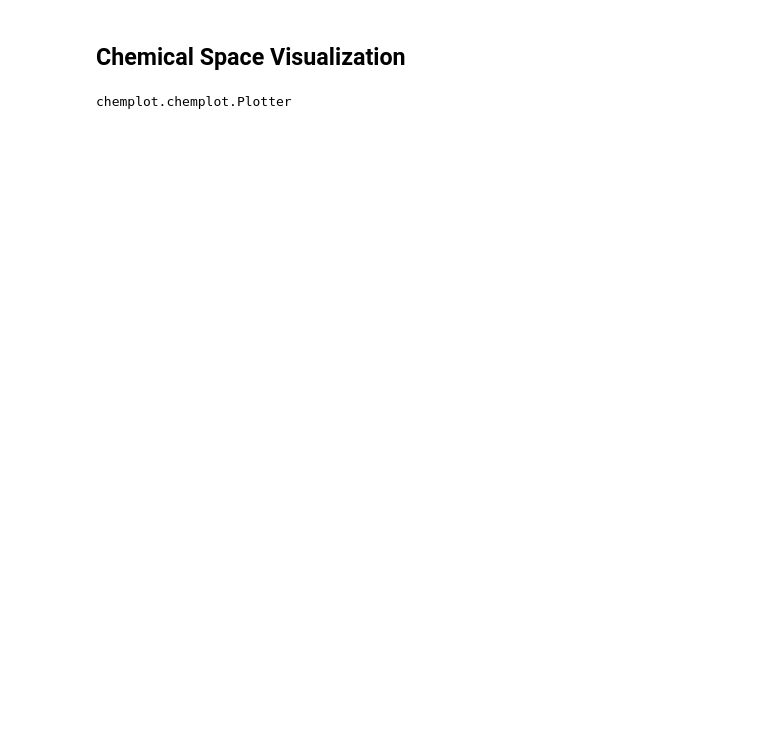
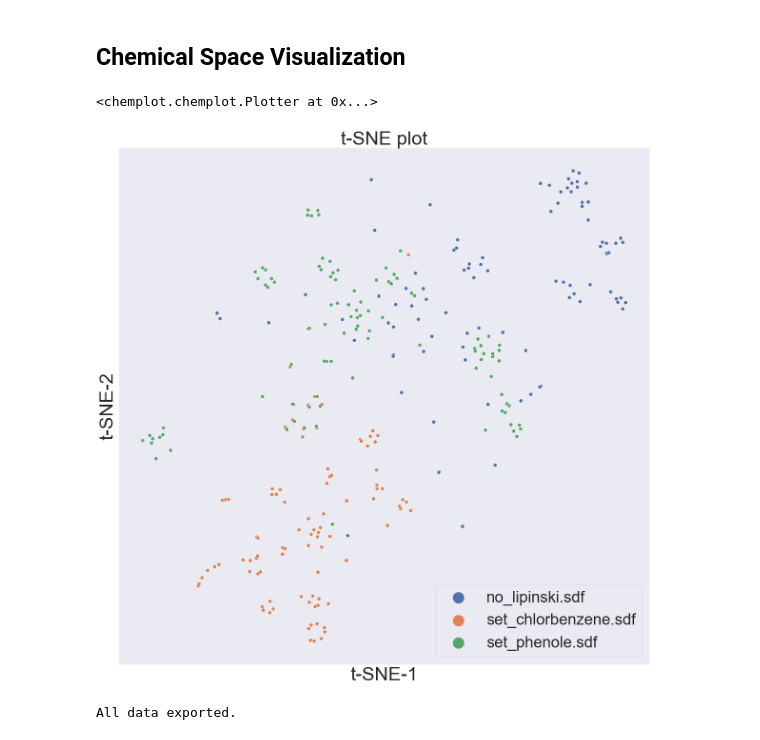
Before and after one commit to Steinbeck-Lab/ChemIcal-DatasEt-comparatoR, a Jupyter notebook: Praktikum_V3.ipynb, the cells around one changed output. Cells and saved outputs as stored; diff of their text form; code cells hidden in the pictures; blank space fills up the shorter version.

```diff
--- a/Praktikum_V3.ipynb
+++ b/Praktikum_V3.ipynb
@@ -811,7 +883,7 @@ lp = lipinski_plot(testdict)
 def chemical_space_visualization(all_dicts: dict,
                                 fp_radius: int = 2,
                                 fp_bits: int = 2048,
-                                dimension_reduction: str = 'tsne',
+                                dimension_reduction: str = 'pca',
                                 interactive: bool = True
                                 ):
     """
@@ -822,7 +894,7 @@ def chemical_space_visualization(all_dicts: dict,
         all_dicts (dict): Dictionary of dictionaries including an inchi identifier list.
         fp_radius (int): Radius of the Extended Connectivity Fingerprints (default: 2).
         fp_bits (int): Size of the Extended Connetivity Fingerprints (default: 2048).
-        dimentsion_reduction (str): Methode of dimension reduction (default: tsne).
+        dimentsion_reduction (str): Methode of dimension reduction (default: pca).
         interactive (bool): Creating a interactive plot or not (default: True).
 
     Returns:
@@ -850,32 +922,45 @@ def chemical_space_visualization(all_dicts: dict,
                                     target=target_list, # corresponding list for inchi_list, shows which dataset the molecules are belonging to
                                     target_type="C", # classification (classes are the datasets listed in the target_list)
                                     sim_type="structural" # similarity solely based on structure (no property is taken into account)
                                    )
     else:
         chem_space = cp.Plotter.from_smiles(all_mols_list,  # list of smiles strings which are used to get Extended Connectivity Fingerprint (alternative: smiles),
                                     target=target_list, # corresponding list for inchi_list, shows which dataset the molecules are belonging to
                                     target_type="C", # classification (classes are the datasets listed in the target_list)
                                     sim_type="structural" # similarity solely based on structure (no property is taken into account)
                                    )
     if fp_radius != 2 or fp_bits != 2048:
         new_fingerprint = descriptors.get_ecfp_from_inchi(all_mols_list, target_list, radius=fp_radius, nBits=fp_bits)
         chem_space._Plotter__mols = new_fingerprint[0]
     if dimension_reduction == 'pca':
         chem_space.pca() # n_components, copy, whiten, svd_solver ...
     elif dimension_reduction == 'tsne':
         chem_space.tsne() # n_components, perplexity, learing_rate, n_iter, init, random_state ...
     elif dimension_reduction == 'umap':
         chem_space.umap() #  n_neighbors, min_dist, pca, random_state ...
     else:
         raise ValueError('dimension_reduction should be "pca", "tsne" or "umap"!')
     if not os.path.exists('output'):
             os.makedirs('output')
     if interactive == False:
         chem_space.visualize_plot(filename='output/chemical_space')
     else:
         chem_space.interactive_plot(show_plot=True)
     return chem_space
 
-type(chemical_space_visualization(testdict, fp_bits = 1024, interactive = True))
+(chemical_space_visualization(testdict, fp_bits = 1024, dimension_reduction = 'tsne', interactive = False))
 # %% [output]
-chemplot.chemplot.Plotter
+<chemplot.chemplot.Plotter at 0x...>
+[figure, added]
+# %%
+def export_all(all_dicts: dict):
+    """
+    This function exports the dictionary of dictionaries with all entries as an csv-file.
+    """
+    (pd.DataFrame.from_dict(data=all_dicts)
+        .to_csv('output/complete_dict_file.csv', header=True))
+    return print('All data exported.')
+
+export_all(testdict)
+# %% [output]
+All data exported.
```
Also changed, not shown: parts of 16 cells of this notebook.
